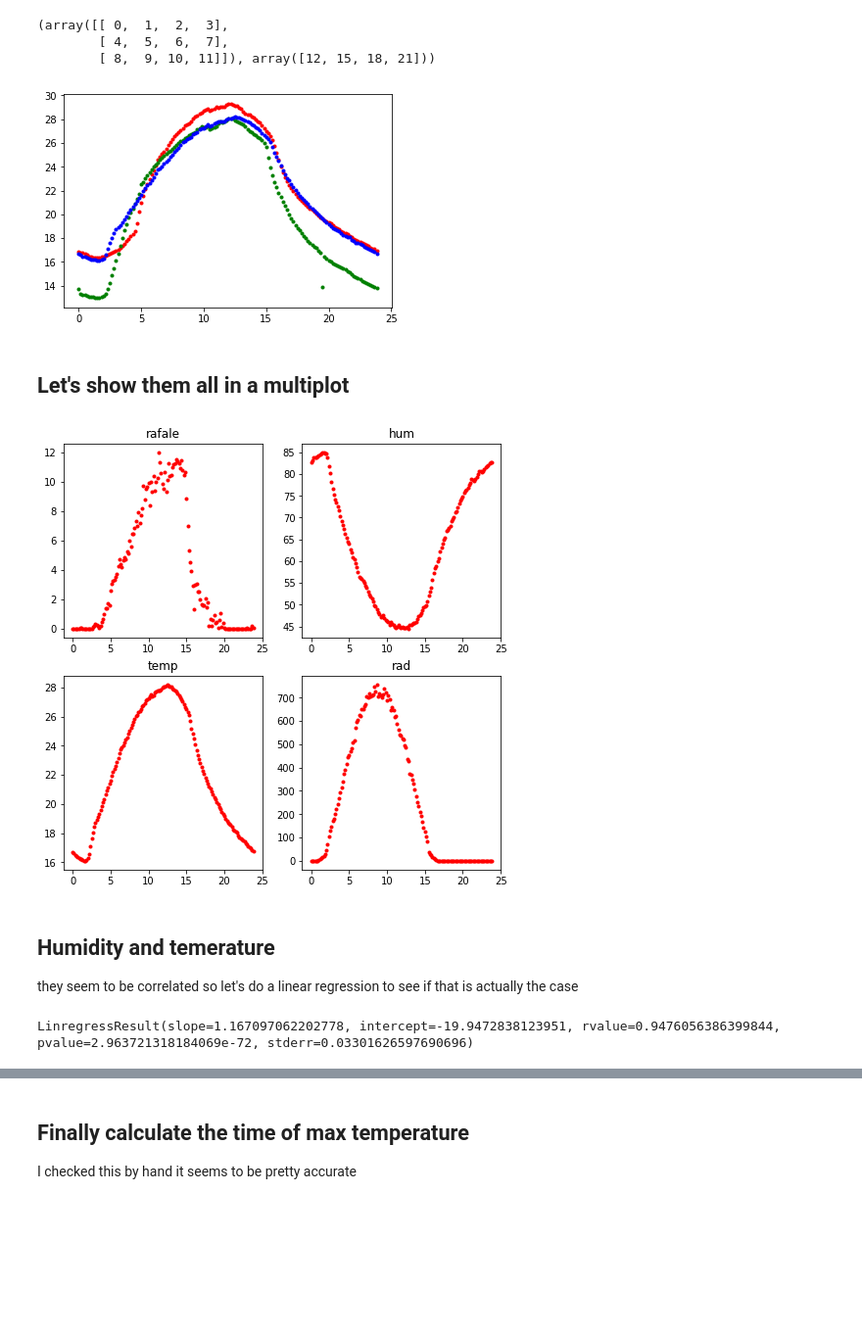
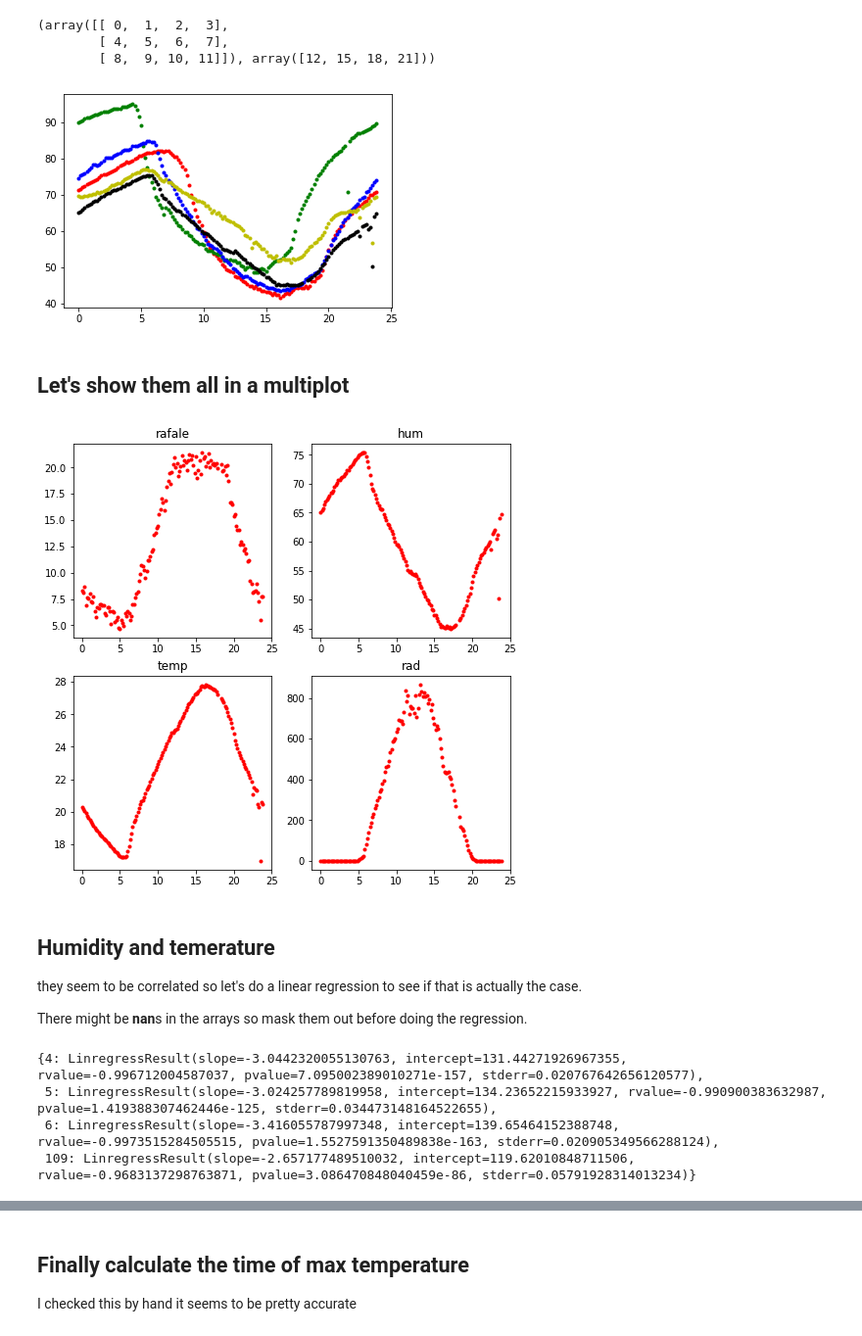
Before and after one commit to macbuse/ROMMA, a Jupyter notebook: romma_again.ipynb, the cells around one changed output, grey strips where cells are left out. Shown: that part at 98% size. Drawn from its saved outputs; the diff is of its cells as text; code cells hidden in the pictures; blank space fills up the shorter version.

```diff
--- a/romma_again.ipynb
+++ b/romma_again.ipynb
@@ -95,8 +95,7 @@ smh = 4
 voiron = 109
 orange = 54
 data = {}
-for k in [4,5,6]:
-
+for k in [5,6,109,44,4]:
     tt = get_station(ref_num=k)
     meteo = html2arrays(tt)
     data[k] = meteo
@@ -179,17 +178,17 @@ np.arange(12).reshape(3,4), np.sum(np.arange(12).reshape(3,4), axis=0)
         [ 4,  5,  6,  7],
         [ 8,  9, 10, 11]]), array([12, 15, 18, 21]))
 # %%
-npts = meteo['vent'].shape[0]
+npts = 4464
 ndays = npts//24//6
 
-cols = [ x for x in 'rgb']
+cols = [ x for x in 'rgbky']
 
-for k in [4,5,6]:
-    mm = data[k]['temp'].reshape(ndays, 24*6)/ndays
+for k in [4,5,6,109,44]:
+    mm = data[k]['hum'].reshape(ndays, 24*6)/ndays
     mm[mm>1000] = 0
     plt.plot(times, np.sum(mm, axis=0), cols.pop(0) + '.')
 # %% [output]
-[figure, old version]
+[figure, new version]
 # %% [markdown]
 ## Let's show them all in a multiplot
 # %%
@@ -197,7 +196,7 @@ fig, axs = plt.subplots(2,2)
 #[axi.set_axis_off() for axi in axs.ravel()]
 fig.set_size_inches(8,8)
 
-meteo = data[6]
+meteo = data[109]
 npts = meteo['vent'].shape[0]
 ndays = npts//24//6
 
@@ -208,11 +207,13 @@ for k, tag in enumerate(['rafale','temp','hum','rad']):
     axs[k % 2 , k // 2].plot(times, np.sum(mm, axis=0),'r.')
     axs[k % 2 , k // 2].set_title(tag)
 # %% [output]
-[figure, old version]
+[figure, new version]
 # %% [markdown]
 ## Humidity and temerature
 
-they seem to be correlated so let's do a linear regression to see if that is actually the case
+they seem to be correlated so let's do a linear regression to see if that is actually the case.
+
+There might be **nan**s in the arrays so mask them out before doing the regression.
 # %%
 from scipy import stats
 
@@ -223,4 +228,7 @@ vv = stats.linregress( X, Y)
-# %%
-vv
-# %% [output]
-LinregressResult(slope=1.167097062202778, intercept=-19.9472838123951, rvalue=0.9476056386399844, pvalue=2.963721318184069e-72, stderr=0.03301626597690696)
+# %%
+cors
+# %% [output]
+{4: LinregressResult(slope=-3.0442320055130763, intercept=131.44271926967355, rvalue=-0.996712004587037, pvalue=7.095002389010271e-157, stderr=0.020767642656120577),
+ 5: LinregressResult(slope=-3.024257789819958, intercept=134.23652215933927, rvalue=-0.990900383632987, pvalue=1.419388307462446e-125, stderr=0.034473148164522655),
+ 6: LinregressResult(slope=-3.416055787997348, intercept=139.65464152388748, rvalue=-0.9973515284505515, pvalue=1.5527591350489838e-163, stderr=0.020905349566288124),
+ 109: LinregressResult(slope=-2.657177489510032, intercept=119.62010848711506, rvalue=-0.9683137298763871, pvalue=3.086470848040459e-86, stderr=0.05791928314013234)}
```
Also changed, not shown: parts of 8 cells of this notebook, 3 other files.
